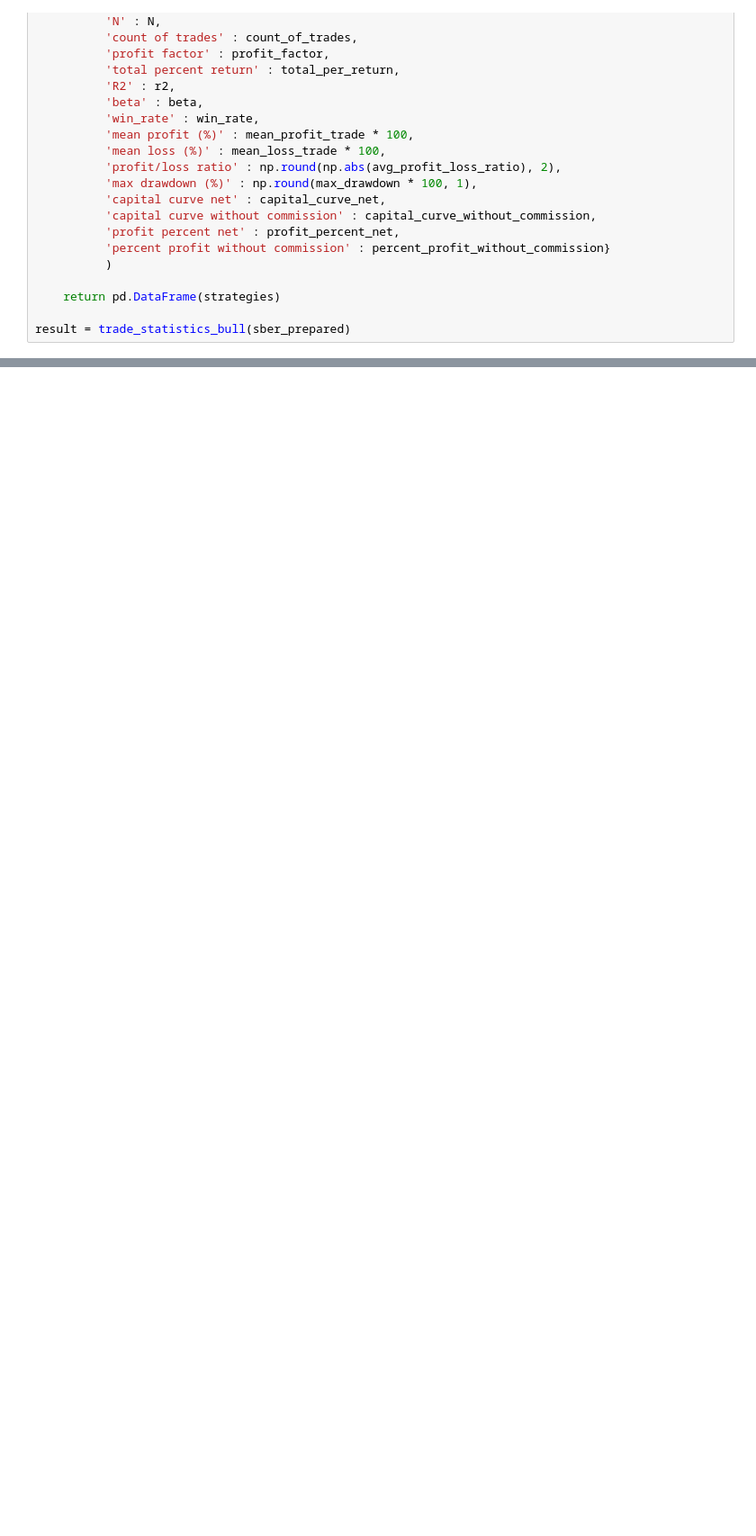
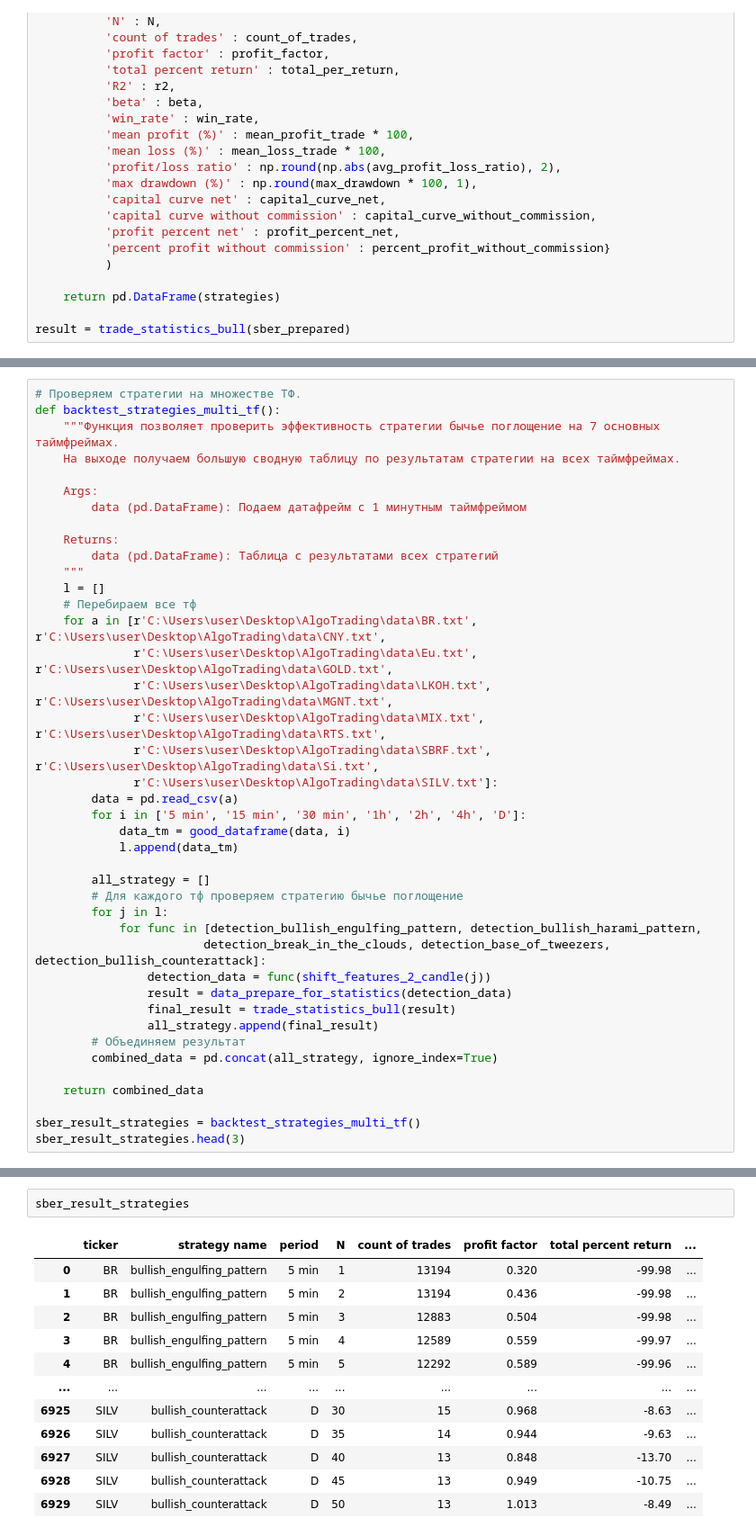
Before and after one commit to AlexKosuhin/AlgoTrading, a Jupyter notebook: Проект/Паттерн Бычье Поглощение.ipynb, the cells around one changed output, grey strips where cells are left out. Shown at 90% size. Drawn from its saved outputs; the diff is of its cells as text; blank space fills up the shorter version.

```diff
--- a/Проект/Паттерн Бычье Поглощение.ipynb
+++ b/Проект/Паттерн Бычье Поглощение.ipynb
@@ -462,0 +615,41 @@ sber_result_strategies.head(3)
+# %%
+# Проверяем стратегии на множестве ТФ.
+def backtest_strategies_multi_tf():
+    """Функция позволяет проверить эффективность стратегии бычье поглощение на 7 основных таймфреймах.
+    На выходе получаем большую сводную таблицу по результатам стратегии на всех таймфреймах.
+
+    Args:
+        data (pd.DataFrame): Подаем датафрейм с 1 минутным таймфреймом
+
+    Returns:
+        data (pd.DataFrame): Таблица с результатами всех стратегий
+    """
+    l = []
+    # Перебираем все тф
+    for a in [r'C:\Users\user\Desktop\AlgoTrading\data\BR.txt', r'C:\Users\user\Desktop\AlgoTrading\data\CNY.txt',
+              r'C:\Users\user\Desktop\AlgoTrading\data\Eu.txt', r'C:\Users\user\Desktop\AlgoTrading\data\GOLD.txt',
+              r'C:\Users\user\Desktop\AlgoTrading\data\LKOH.txt', r'C:\Users\user\Desktop\AlgoTrading\data\MGNT.txt',
+              r'C:\Users\user\Desktop\AlgoTrading\data\MIX.txt', r'C:\Users\user\Desktop\AlgoTrading\data\RTS.txt',
+              r'C:\Users\user\Desktop\AlgoTrading\data\SBRF.txt', r'C:\Users\user\Desktop\AlgoTrading\data\Si.txt',
+              r'C:\Users\user\Desktop\AlgoTrading\data\SILV.txt']:
+        data = pd.read_csv(a)
+        for i in ['5 min', '15 min', '30 min', '1h', '2h', '4h', 'D']:
+            data_tm = good_dataframe(data, i)
+            l.append(data_tm)
+
+        all_strategy = []
+        # Для каждого тф проверяем стратегию бычье поглощение
+        for j in l:
+            for func in [detection_bullish_engulfing_pattern, detection_bullish_harami_pattern,
+                        detection_break_in_the_clouds, detection_base_of_tweezers, detection_bullish_counterattack]:
+                detection_data = func(shift_features_2_candle(j))
+                result = data_prepare_for_statistics(detection_data)
+                final_result = trade_statistics_bull(result)
+                all_strategy.append(final_result)
+        # Объединяем результат
+        combined_data = pd.concat(all_strategy, ignore_index=True)
+
+    return combined_data
+
+sber_result_strategies = backtest_strategies_multi_tf()
+sber_result_strategies.head(3)
@@ -462,0 +661,15 @@ sber_result_strategies.head(3)
+# %%
+sber_result_strategies
+# %% [output]
+|  | ticker | strategy name | period | N | count of trades | profit factor | total percent return | ... |
+| 0 | BR | bullish_engulfing_pattern | 5 min | 1 | 13194 | 0.320 | -99.98 | ... |
+| 1 | BR | bullish_engulfing_pattern | 5 min | 2 | 13194 | 0.436 | -99.98 | ... |
+| 2 | BR | bullish_engulfing_pattern | 5 min | 3 | 12883 | 0.504 | -99.98 | ... |
+| 3 | BR | bullish_engulfing_pattern | 5 min | 4 | 12589 | 0.559 | -99.97 | ... |
+| 4 | BR | bullish_engulfing_pattern | 5 min | 5 | 12292 | 0.589 | -99.96 | ... |
+| ... | ... | ... | ... | ... | ... | ... | ... | ... |
+| 6925 | SILV | bullish_counterattack | D | 30 | 15 | 0.968 | -8.63 | ... |
+| 6926 | SILV | bullish_counterattack | D | 35 | 14 | 0.944 | -9.63 | ... |
+| 6927 | SILV | bullish_counterattack | D | 40 | 13 | 0.848 | -13.70 | ... |
+| 6928 | SILV | bullish_counterattack | D | 45 | 13 | 0.949 | -10.75 | ... |
+| 6929 | SILV | bullish_counterattack | D | 50 | 13 | 1.013 | -8.49 | ... |
```
Also changed, not shown: parts of 45 cells of this notebook, 2 other files.
